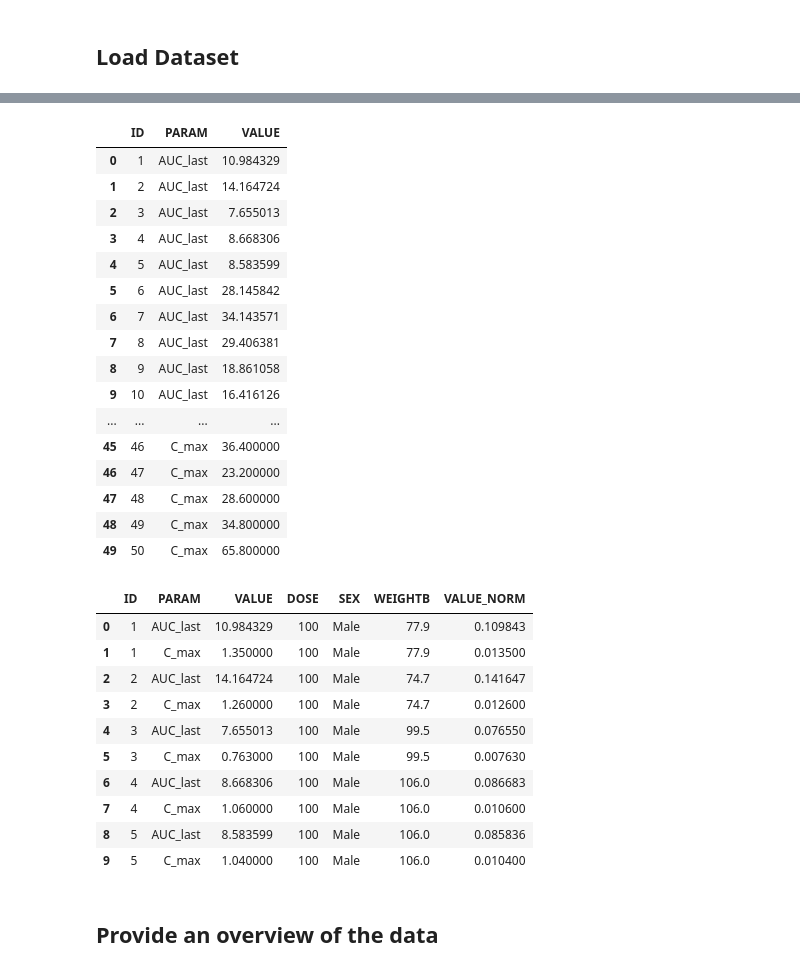
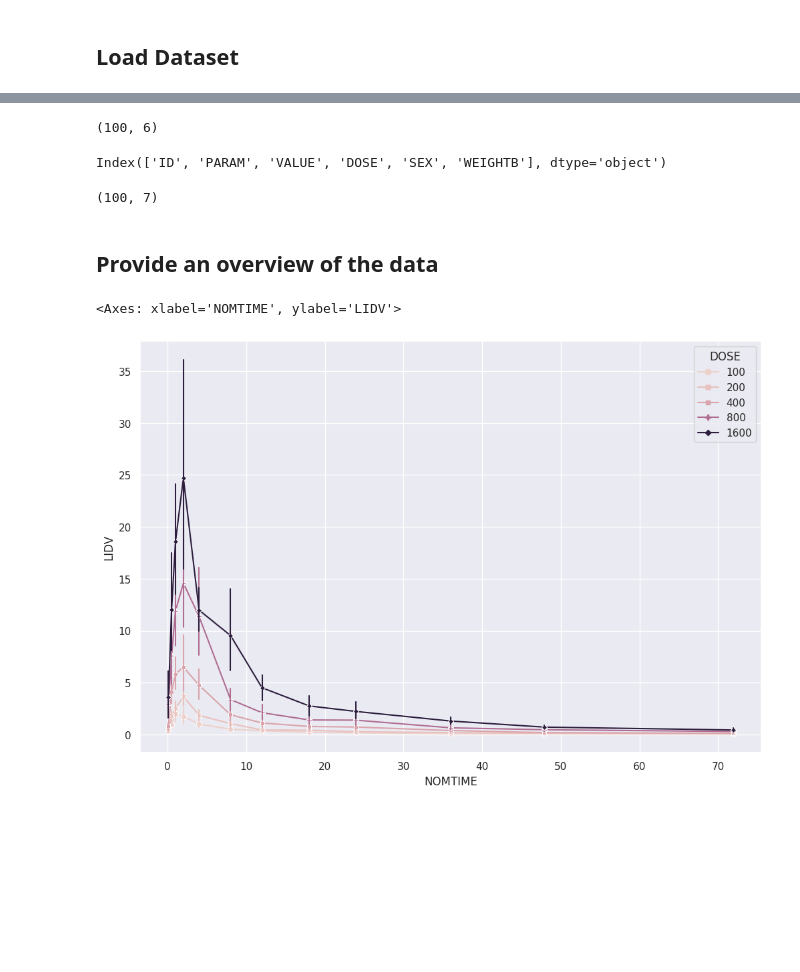
Before and after one commit to NikolayLenkovNikolaev/R_for_Pharmacometrics, a Jupyter notebook: Dose_PK_ExposureSingle_Ascxending_Dose.ipynb, the cells around one changed output, grey strips where cells are left out. Cells and saved outputs as stored; diff of their text form; code cells hidden in the pictures; blank space fills up the shorter version.

```diff
--- a/Dose_PK_ExposureSingle_Ascxending_Dose.ipynb
+++ b/Dose_PK_ExposureSingle_Ascxending_Dose.ipynb
@@ -210,39 +143,29 @@ df1 = pd.melt(df1, id_vars=['ID'],
-# %%
-df1
-# %% [output]
-|  | ID | PARAM | VALUE |
-| 0 | 1 | AUC_last | 10.984329 |
-| 1 | 2 | AUC_last | 14.164724 |
-| 2 | 3 | AUC_last | 7.655013 |
-| 3 | 4 | AUC_last | 8.668306 |
-| 4 | 5 | AUC_last | 8.583599 |
-| 5 | 6 | AUC_last | 28.145842 |
-| 6 | 7 | AUC_last | 34.143571 |
-| 7 | 8 | AUC_last | 29.406381 |
-| 8 | 9 | AUC_last | 18.861058 |
-| 9 | 10 | AUC_last | 16.416126 |
-| ... | ... | ... | ... |
-| 45 | 46 | C_max | 36.400000 |
-| 46 | 47 | C_max | 23.200000 |
-| 47 | 48 | C_max | 28.600000 |
-| 48 | 49 | C_max | 34.800000 |
-| 49 | 50 | C_max | 65.800000 |
 # %%
-df3 = df1.merge(df2, left_on='ID', right_on='ID')
+df5 = df4.merge(df2, left_on='ID', right_on='ID')
+df5.shape
+df5.columns
+# %% [output]
+(100, 6)
+Index(['ID', 'PARAM', 'VALUE', 'DOSE', 'SEX', 'WEIGHTB'], dtype='object')
-# %%
-df3["VALUE_NORM"] = df3["VALUE"]/df3["DOSE"]
-df3.head(10)
-# %% [output]
-|  | ID | PARAM | VALUE | DOSE | SEX | WEIGHTB | VALUE_NORM |
-| 0 | 1 | AUC_last | 10.984329 | 100 | Male | 77.9 | 0.109843 |
-| 1 | 1 | C_max | 1.350000 | 100 | Male | 77.9 | 0.013500 |
-| 2 | 2 | AUC_last | 14.164724 | 100 | Male | 74.7 | 0.141647 |
-| 3 | 2 | C_max | 1.260000 | 100 | Male | 74.7 | 0.012600 |
-| 4 | 3 | AUC_last | 7.655013 | 100 | Male | 99.5 | 0.076550 |
-| 5 | 3 | C_max | 0.763000 | 100 | Male | 99.5 | 0.007630 |
-| 6 | 4 | AUC_last | 8.668306 | 100 | Male | 106.0 | 0.086683 |
-| 7 | 4 | C_max | 1.060000 | 100 | Male | 106.0 | 0.010600 |
-| 8 | 5 | AUC_last | 8.583599 | 100 | Male | 106.0 | 0.085836 |
-| 9 | 5 | C_max | 1.040000 | 100 | Male | 106.0 | 0.010400 |
+# %%
+df5["VALUE_NORM"] = df5["VALUE"]/df5["DOSE"]
+df5 = df5.sort_values("ID")
+df5.shape
+# %% [output]
+(100, 7)
 # %% [markdown]
 ## Provide an overview of the data
+# %%
+sns.lineplot(x="NOMTIME",
+             y="LIDV",
+             hue="DOSE",
+             data=pk_data,
+             style="DOSE",
+             markers=True,
+             dashes=False,
+             err_style="bars",
+             errorbar=("ci"))
+plt.show()
+# %% [output]
+<Axes: xlabel='NOMTIME', ylabel='LIDV'>
+[figure, added]
```
Also changed, not shown: parts of 60 cells of this notebook.
